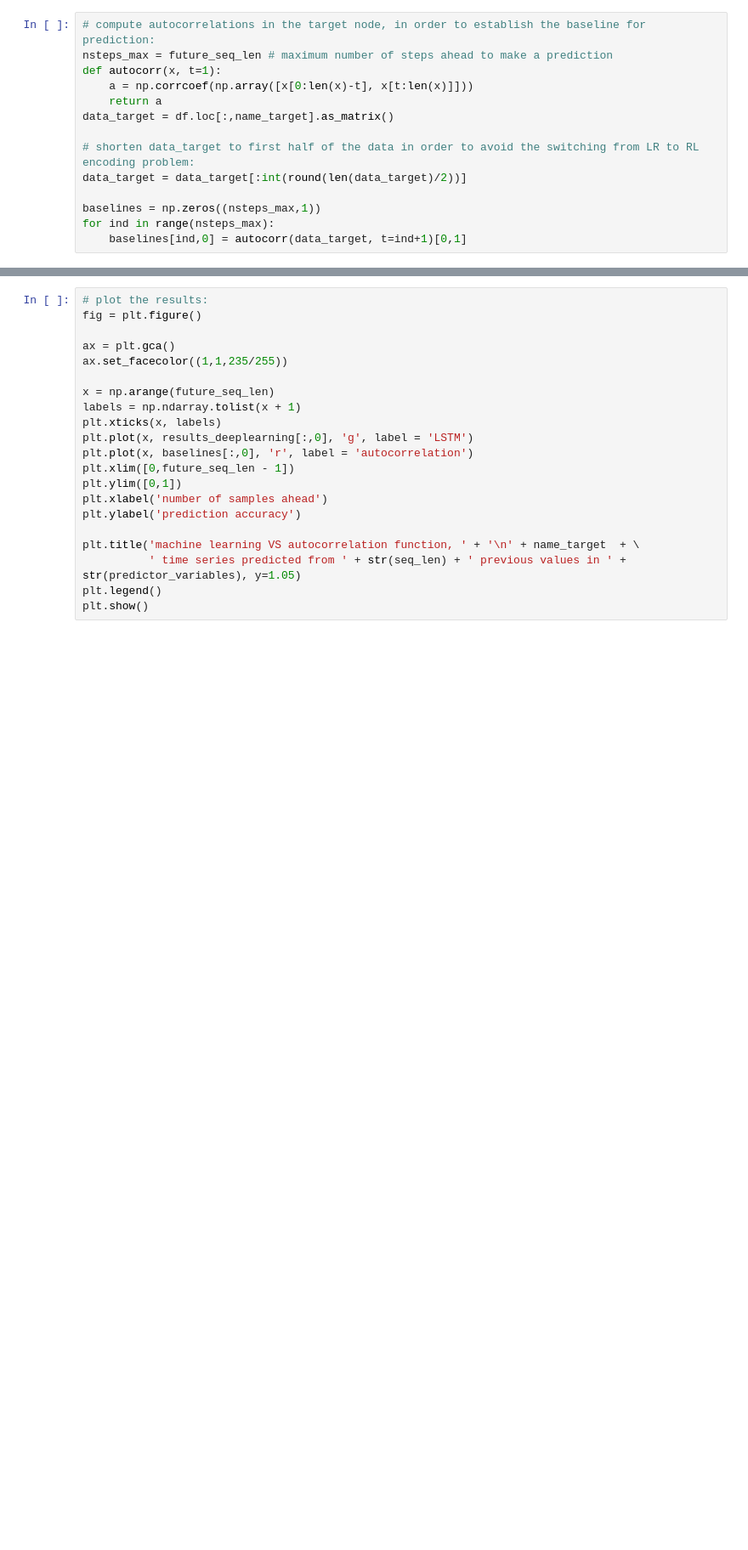
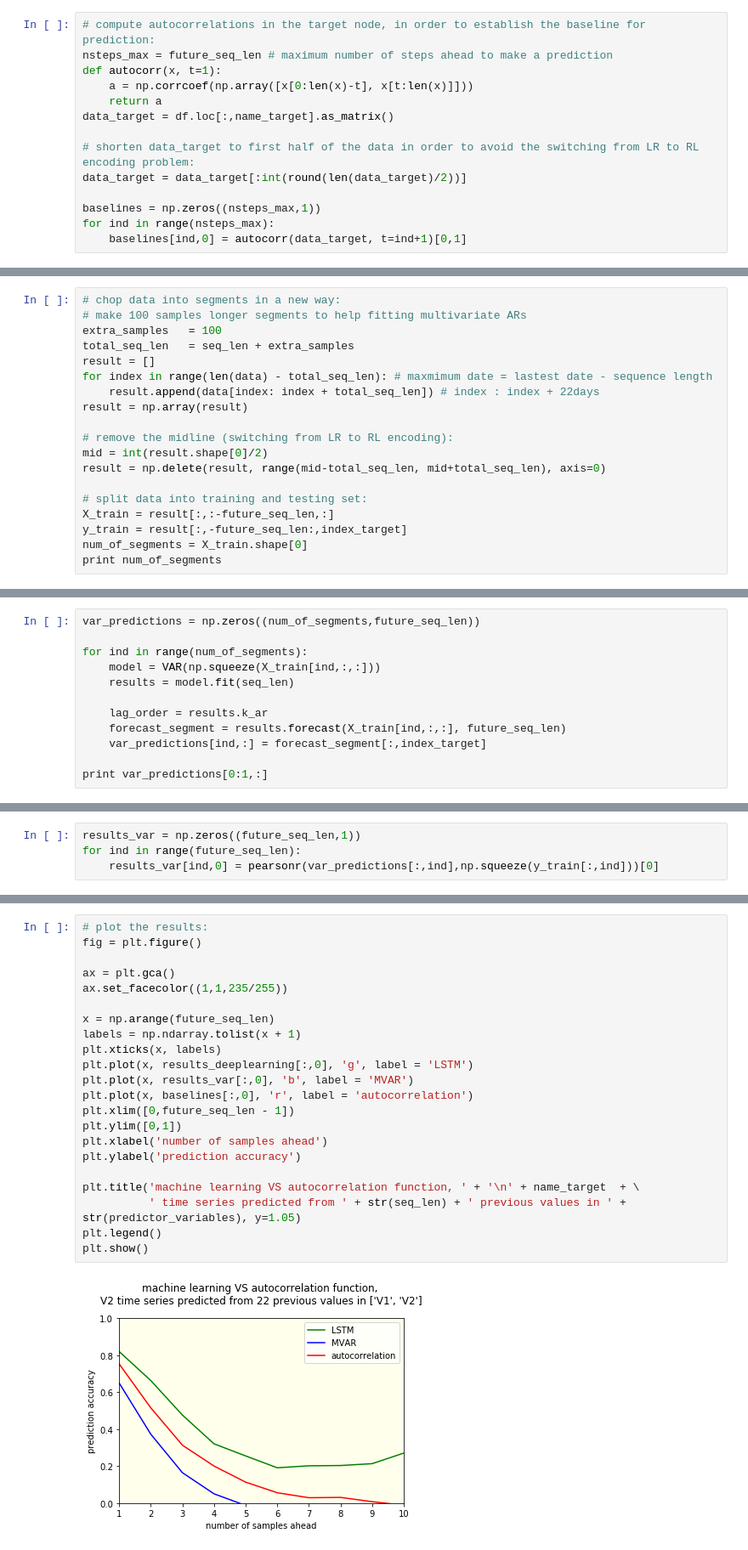
Before and after one commit to cryptofan/BrainhackNetworks_indicators_restingstate, a Jupyter notebook: codes/resting_state.ipynb, the cells around one changed output, grey strips where cells are left out. Shown: that part at 85% size. Drawn from its saved outputs; the diff is of its cells as text; blank space fills up the shorter version.

```diff
--- a/codes/resting_state.ipynb
+++ b/codes/resting_state.ipynb
@@ -308,0 +397,19 @@ print baselines
+# %%
+# chop data into segments in a new way:
+# make 100 samples longer segments to help fitting multivariate ARs
+extra_samples   = 100
+total_seq_len   = seq_len + extra_samples
+result = []
+for index in range(len(data) - total_seq_len): # maxmimum date = lastest date - sequence length
+    result.append(data[index: index + total_seq_len]) # index : index + 22days
+result = np.array(result)
+
+# remove the midline (switching from LR to RL encoding):
+mid = int(result.shape[0]/2)
+result = np.delete(result, range(mid-total_seq_len, mid+total_seq_len), axis=0)
+
+# split data into training and testing set:
+X_train = result[:,:-future_seq_len,:]
+y_train = result[:,-future_seq_len:,index_target]
+num_of_segments = X_train.shape[0]
+print num_of_segments
@@ -308,0 +418,12 @@ print baselines
+# %%
+var_predictions = np.zeros((num_of_segments,future_seq_len))
+
+for ind in range(num_of_segments):
+    model = VAR(np.squeeze(X_train[ind,:,:]))
+    results = model.fit(seq_len)
+
+    lag_order = results.k_ar
+    forecast_segment = results.forecast(X_train[ind,:,:], future_seq_len)
+    var_predictions[ind,:] = forecast_segment[:,index_target]
+
+print var_predictions[0:1,:]
@@ -308,0 +433,4 @@ print baselines
+# %%
+results_var = np.zeros((future_seq_len,1))
+for ind in range(future_seq_len):
+    results_var[ind,0] = pearsonr(var_predictions[:,ind],np.squeeze(y_train[:,ind]))[0]
@@ -309,24 +450,27 @@ print baselines
 # %%
 # plot the results:
 fig = plt.figure()
 
 ax = plt.gca()
 ax.set_facecolor((1,1,235/255))
 
 x = np.arange(future_seq_len)
 labels = np.ndarray.tolist(x + 1)
 plt.xticks(x, labels)
 plt.plot(x, results_deeplearning[:,0], 'g', label = 'LSTM')
+plt.plot(x, results_var[:,0], 'b', label = 'MVAR')
 plt.plot(x, baselines[:,0], 'r', label = 'autocorrelation')
 plt.xlim([0,future_seq_len - 1])
 plt.ylim([0,1])
 plt.xlabel('number of samples ahead')
 plt.ylabel('prediction accuracy')
 
 plt.title('machine learning VS autocorrelation function, ' + '\n' + name_target  + \
           ' time series predicted from ' + str(seq_len) + ' previous values in ' + str(predictor_variables), y=1.05)
 plt.legend()
 plt.show()
+# %% [output]
+[figure, added]
 # %%
 # save the plot:
 filename = 'MLvsAUTOCORR_target' + name_target + '_predictors' + str(predictor_variables) + \
```
Also changed, not shown: parts of 18 cells of this notebook.
